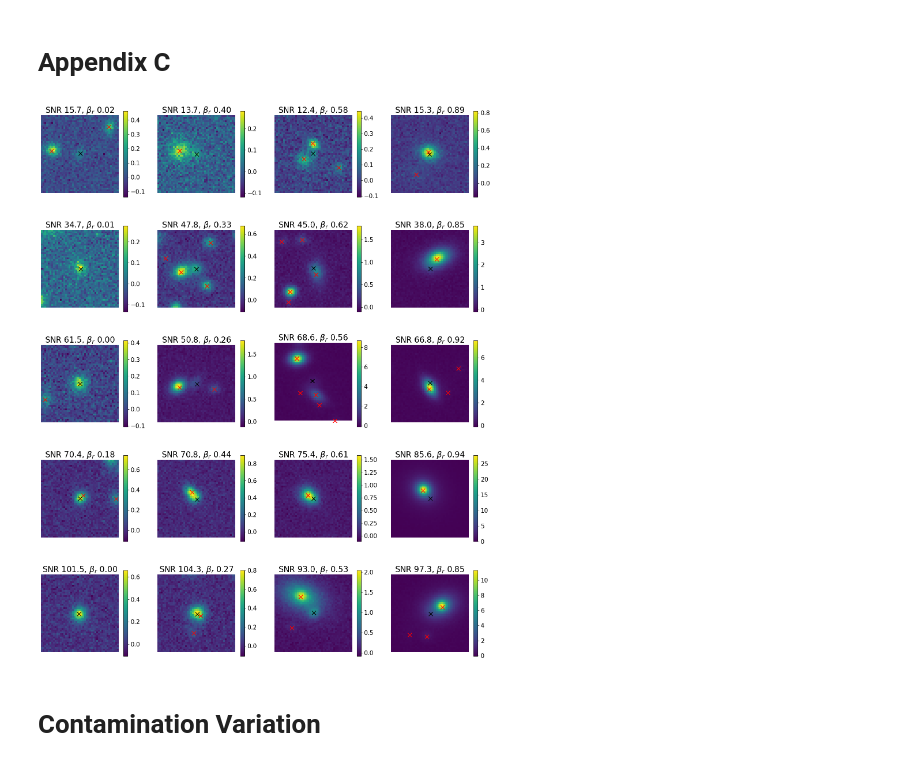
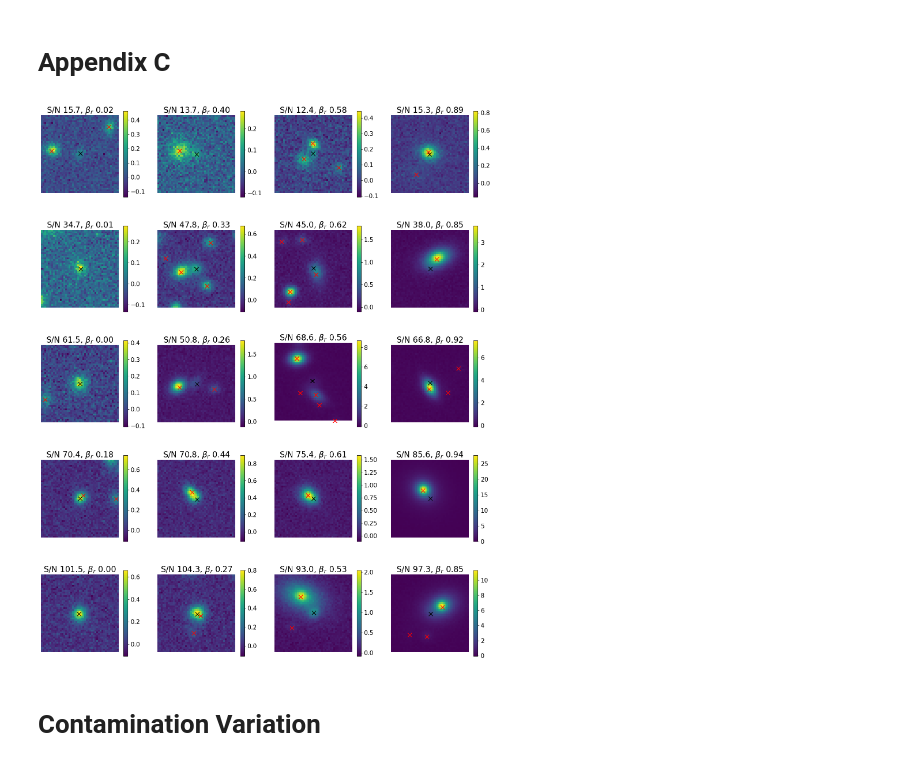
Before and after one commit to b-biswas/madness-benchmark, a Jupyter notebook: notebooks/6. Appendix C.ipynb, the cells around one changed output. Saved outputs shown, nothing was run; the diff lists cells and outputs as text; code cells hidden in the pictures.

```diff
--- a/notebooks/6. Appendix C.ipynb
+++ b/notebooks/6. Appendix C.ipynb
@@ -89,7 +89,7 @@ for snr_num, snr in enumerate(range(10, 110, 20)):
         cbar = fig.colorbar(im1, ax=ax[snr_num, blendedness_num], shrink=0.9)
         cbar.ax.tick_params(labelsize=15)
         ax[snr_num, blendedness_num].set_title(
-            r"SNR {:.1f}, $\beta_r$ {:.2f}".format(
+            r"S/N {:.1f}, $\beta_r$ {:.2f}".format(
                 row["r_band_snr"].values[0], row["r_blendedness"].values[0]
             ),
             fontsize=20,
@@ -104,34 +104,34 @@ for snr_num, snr in enumerate(range(10, 110, 20)):
             y_loc = (
                 np.round(blend.catalog_list[field_num]["y_peak"][current_galaxy])
                 + 22
                 - x_pos
             )
             x_loc = (
                 np.round(blend.catalog_list[field_num]["x_peak"][current_galaxy])
                 + 22
                 - y_pos
             )
 
             if ((x_loc > 0) & (x_loc < 45)) & ((y_loc > 0) & (y_loc < 45)):
 
                 ax[snr_num, blendedness_num].scatter(
                     x_loc, y_loc, c="r", marker="x", s=100
                 )
 
         # print(blendedness_cut)
         ax[snr_num, blendedness_num].scatter(
             np.round(blend.catalog_list[field_num]["y_peak"][galaxy_num]) + 22 - x_pos,
             np.round(blend.catalog_list[field_num]["x_peak"][galaxy_num]) + 22 - y_pos,
             c="black",
             marker="x",
             s=100,
         )
         f.close()
         del blend
 plt.savefig("results/blendedness_variation_plot.pdf", format="pdf")
 plt.show()
 # %% [output]
-[figure, old version]
+[figure, new version]
 # %% [markdown]
 # Contamination Variation
 # %%
```
Also changed, not shown: parts of 1 cell of this notebook, 10 other files.
